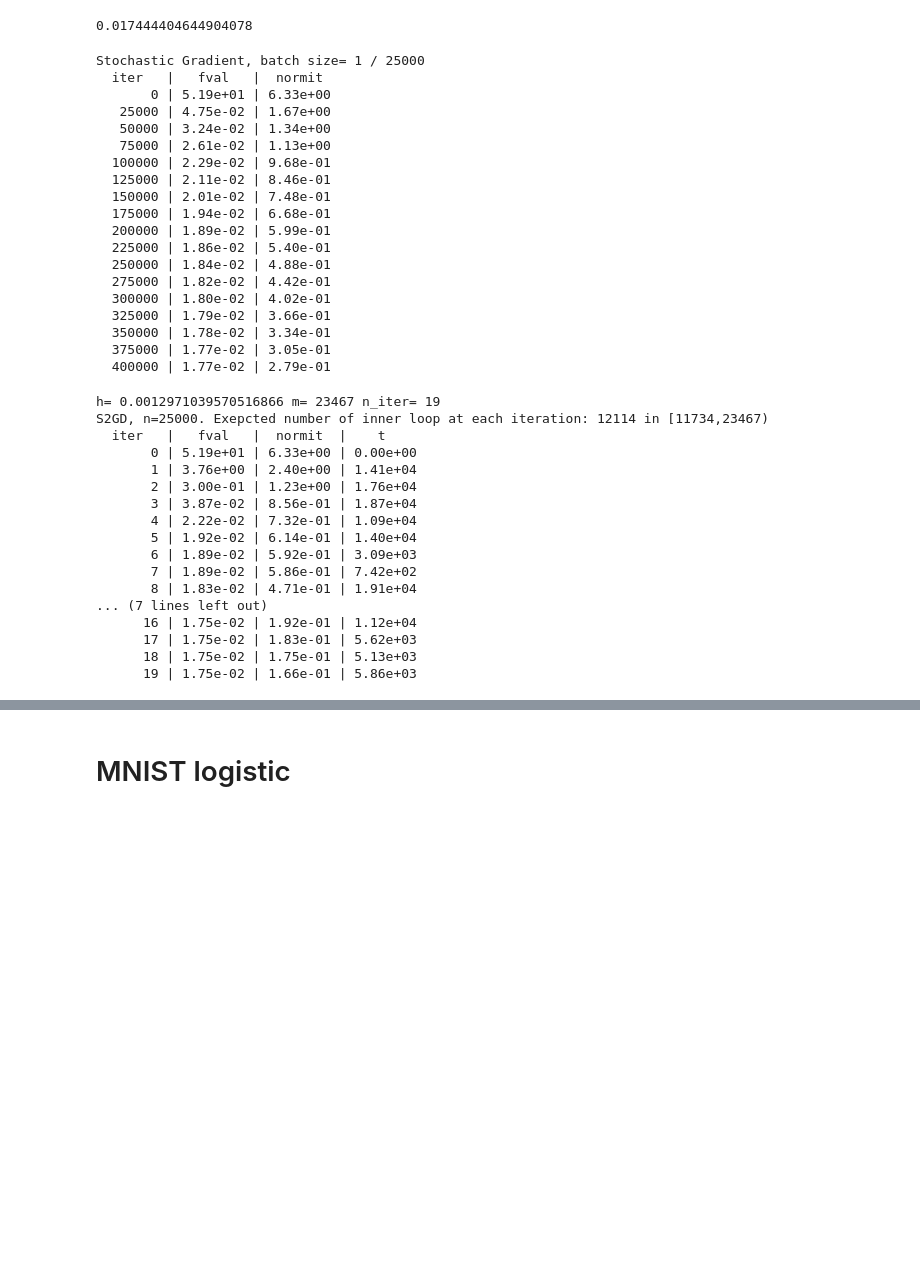
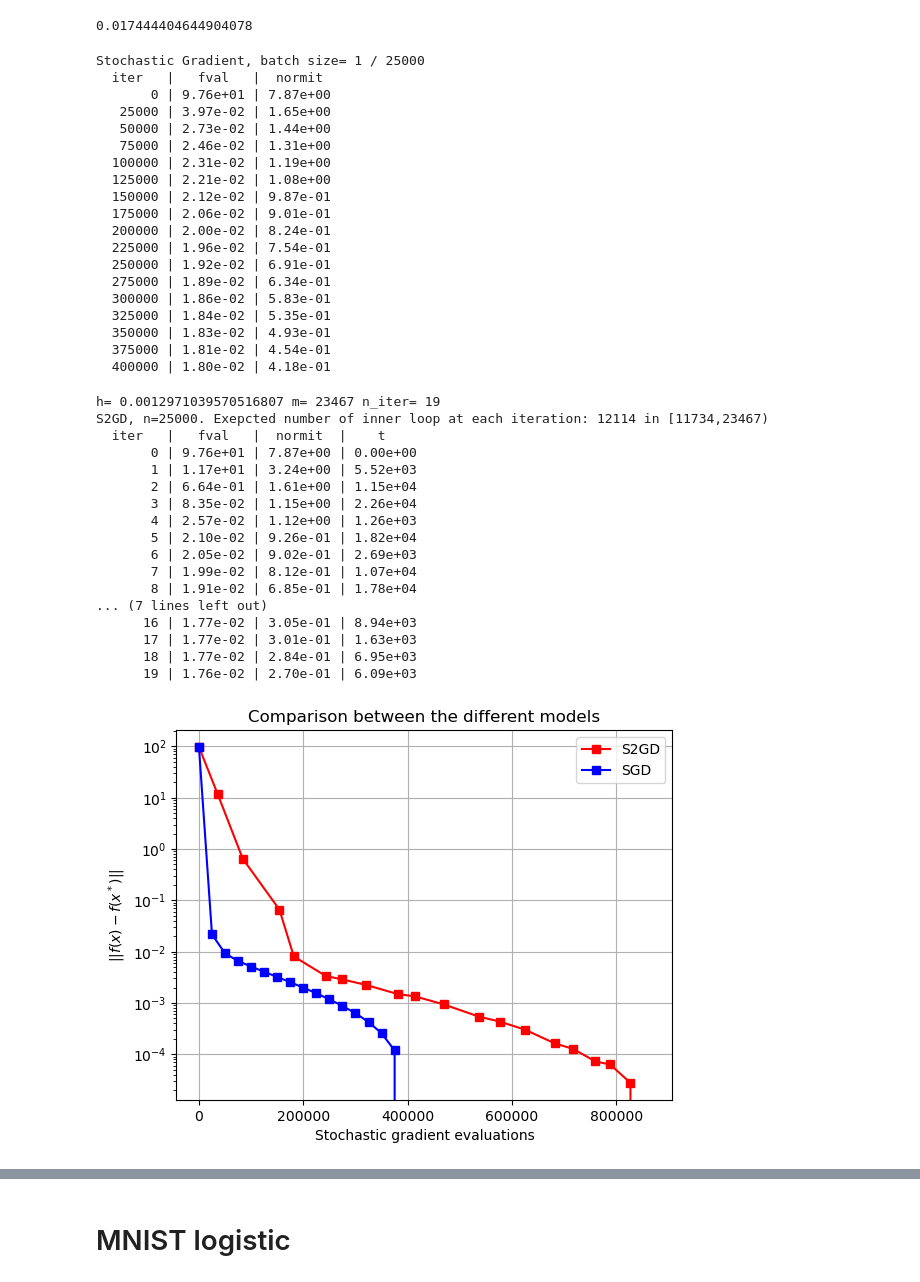
Before and after one commit to Paulcauch/S2GD, a Jupyter notebook: tests.ipynb, the cells around one changed output, grey strips where cells are left out. Saved outputs shown, nothing was run; the diff lists cells and outputs as text; code cells hidden in the pictures; blank space fills up the shorter version.

```diff
--- a/tests.ipynb
+++ b/tests.ipynb
@@ -36,45 +37,54 @@ print(pbL2reg.fun(x_model_truth))
 # %% [output]
 0.017444404644904078
 # %%
-x0 = np.random.randn(d)
-x_sgd,obj_val_sgd,_,nb_comp_grad_sgd = stoch_grad(x0=x0,problem=pbL2reg,xtarget=x_model_truth,stepchoice=0,step0=3e-3, n_iter=400000,nb=1,with_replace=False,verbose=True,fast=True)
+x_sgd,obj_val_sgd,_,nb_comp_grad_sgd, times1 = stoch_grad(x0=x0,problem=pbL2reg,xtarget=x_model_truth,stepchoice=0,step0=3e-3, n_iter=400000,nb=1,with_replace=False,verbose=True,fast=True)
 # %% [output]
 Stochastic Gradient, batch size= 1 / 25000
   iter   |   fval   |  normit
-       0 | 5.19e+01 | 6.33e+00
-   25000 | 4.75e-02 | 1.67e+00
-   50000 | 3.24e-02 | 1.34e+00
-   75000 | 2.61e-02 | 1.13e+00
-  100000 | 2.29e-02 | 9.68e-01
-  125000 | 2.11e-02 | 8.46e-01
-  150000 | 2.01e-02 | 7.48e-01
-  175000 | 1.94e-02 | 6.68e-01
-  200000 | 1.89e-02 | 5.99e-01
-  225000 | 1.86e-02 | 5.40e-01
-  250000 | 1.84e-02 | 4.88e-01
-  275000 | 1.82e-02 | 4.42e-01
-  300000 | 1.80e-02 | 4.02e-01
-  325000 | 1.79e-02 | 3.66e-01
-  350000 | 1.78e-02 | 3.34e-01
-  375000 | 1.77e-02 | 3.05e-01
-  400000 | 1.77e-02 | 2.79e-01
+       0 | 9.76e+01 | 7.87e+00
+   25000 | 3.97e-02 | 1.65e+00
+   50000 | 2.73e-02 | 1.44e+00
+   75000 | 2.46e-02 | 1.31e+00
+  100000 | 2.31e-02 | 1.19e+00
+  125000 | 2.21e-02 | 1.08e+00
+  150000 | 2.12e-02 | 9.87e-01
+  175000 | 2.06e-02 | 9.01e-01
+  200000 | 2.00e-02 | 8.24e-01
+  225000 | 1.96e-02 | 7.54e-01
+  250000 | 1.92e-02 | 6.91e-01
+  275000 | 1.89e-02 | 6.34e-01
+  300000 | 1.86e-02 | 5.83e-01
+  325000 | 1.84e-02 | 5.35e-01
+  350000 | 1.83e-02 | 4.93e-01
+  375000 | 1.81e-02 | 4.54e-01
+  400000 | 1.80e-02 | 4.18e-01
 # %%
-x_s2gd,obj_val_s2gd,_,nb_comp_grad_s2gd = S2GD(x0=x0,problem=pbL2reg,xtarget=x_model_truth,h=-1,m=10,nu=pbL2reg.cvxval(),eps_tol=1e-8,n_iter=20,plus=False)
+x_s2gd,obj_val_s2gd,_,nb_comp_grad_s2gd, times2 = S2GD(x0=x0,problem=pbL2reg,xtarget=x_model_truth,h=-1,m=10,nu=pbL2reg.cvxval(),eps_tol=1e-8,n_iter=20,plus=False)
 # %% [output]
-h= 0.0012971039570516866 m= 23467 n_iter= 19
+h= 0.0012971039570516807 m= 23467 n_iter= 19
 S2GD, n=25000. Exepcted number of inner loop at each iteration: 12114 in [11734,23467)
   iter   |   fval   |  normit  |    t
-       0 | 5.19e+01 | 6.33e+00 | 0.00e+00
-       1 | 3.76e+00 | 2.40e+00 | 1.41e+04
-       2 | 3.00e-01 | 1.23e+00 | 1.76e+04
-       3 | 3.87e-02 | 8.56e-01 | 1.87e+04
-       4 | 2.22e-02 | 7.32e-01 | 1.09e+04
-       5 | 1.92e-02 | 6.14e-01 | 1.40e+04
-       6 | 1.89e-02 | 5.92e-01 | 3.09e+03
-       7 | 1.89e-02 | 5.86e-01 | 7.42e+02
-       8 | 1.83e-02 | 4.71e-01 | 1.91e+04
+       0 | 9.76e+01 | 7.87e+00 | 0.00e+00
+       1 | 1.17e+01 | 3.24e+00 | 5.52e+03
+       2 | 6.64e-01 | 1.61e+00 | 1.15e+04
+       3 | 8.35e-02 | 1.15e+00 | 2.26e+04
+       4 | 2.57e-02 | 1.12e+00 | 1.26e+03
+       5 | 2.10e-02 | 9.26e-01 | 1.82e+04
+       6 | 2.05e-02 | 9.02e-01 | 2.69e+03
+       7 | 1.99e-02 | 8.12e-01 | 1.07e+04
+       8 | 1.91e-02 | 6.85e-01 | 1.78e+04
 ... (7 lines left out)
-      16 | 1.75e-02 | 1.92e-01 | 1.12e+04
-      17 | 1.75e-02 | 1.83e-01 | 5.62e+03
-      18 | 1.75e-02 | 1.75e-01 | 5.13e+03
-      19 | 1.75e-02 | 1.66e-01 | 5.86e+03
+      16 | 1.77e-02 | 3.05e-01 | 8.94e+03
+      17 | 1.77e-02 | 3.01e-01 | 1.63e+03
+      18 | 1.77e-02 | 2.84e-01 | 6.95e+03
+      19 | 1.76e-02 | 2.70e-01 | 6.09e+03
+# %%
+#=====Parameters for plots ======
+nb_gradients = [nb_comp_grad_s2gd, nb_comp_grad_sgd]
+obj_functions = [obj_val_s2gd, obj_val_sgd]
+name_of_models = ['S2GD', 'SGD']
+list_times = [times2, times1]
+# %%
+plot_with_nb_gradients(nb_gradients, obj_functions, name_of_models)
+# %% [output]
+[figure, added]
```
Also changed, not shown: parts of 5 cells of this notebook, 3 other files.
